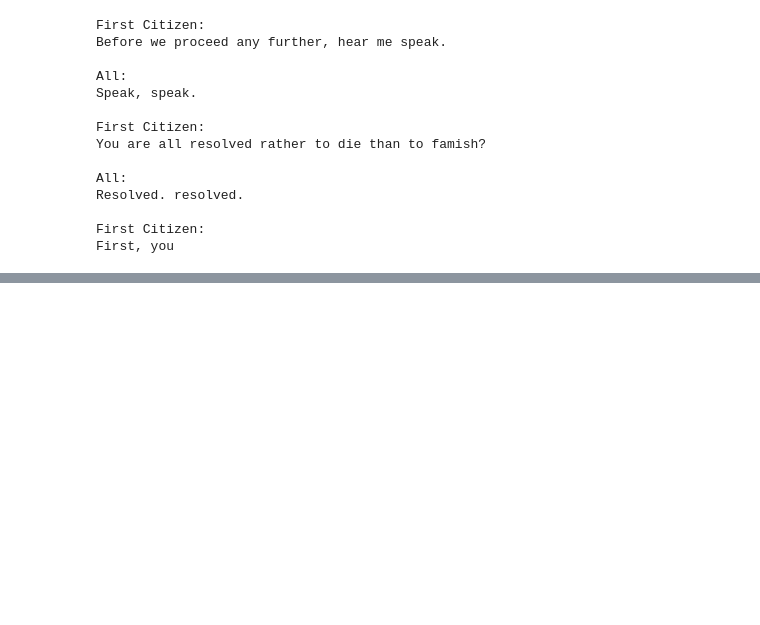
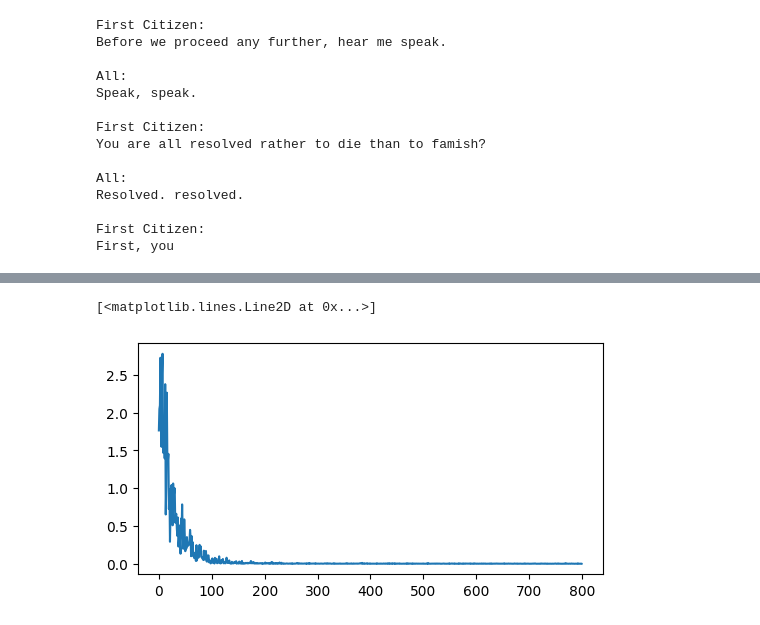
Before and after one commit to LucaM185/GPTs-from-scratch, a Jupyter notebook: 9 - KAN.ipynb, the cells around one changed output, grey strips where cells are left out. Saved outputs shown, nothing was run; the diff lists cells and outputs as text; code cells hidden in the pictures; blank space fills up the shorter version.

```diff
--- a/9 - KAN.ipynb
+++ b/9 - KAN.ipynb
@@ -79,0 +172,31 @@ for epoch in range(epochs):
+# %%
+
+x = torch.arange(-5, 6, 0.02)
+y = torch.e**torch.sin(x)
+
+model = Spline()
+lossi = []
+optimizer = torch.optim.Adam(model.parameters(), lr=1e-2)
+# %%
+
+from tqdm import tqdm
+for epoch in (p:=tqdm(range(800))):
+    indices = torch.randint(0, len(x), (16,))
+
+    # print(x[indices].numpy().round(2))
+    pred = model(x[indices])
+
+    # print(pred.shape)
+    loss = F.mse_loss(pred, y[indices])
+    lossi.append(loss.item())
+    loss.backward()
+    optimizer.step()
+    optimizer.zero_grad()
+
+    p.set_description(f"Loss: {loss.item():.4f}")
+# %%
+plt.figure(figsize=(6, 3))
+plt.plot(torch.tensor(lossi).view(-1, 1).mean(1))
+# %% [output]
+[<matplotlib.lines.Line2D at 0x...>]
+[figure, added]
```
Also changed, not shown: parts of 11 cells of this notebook.
